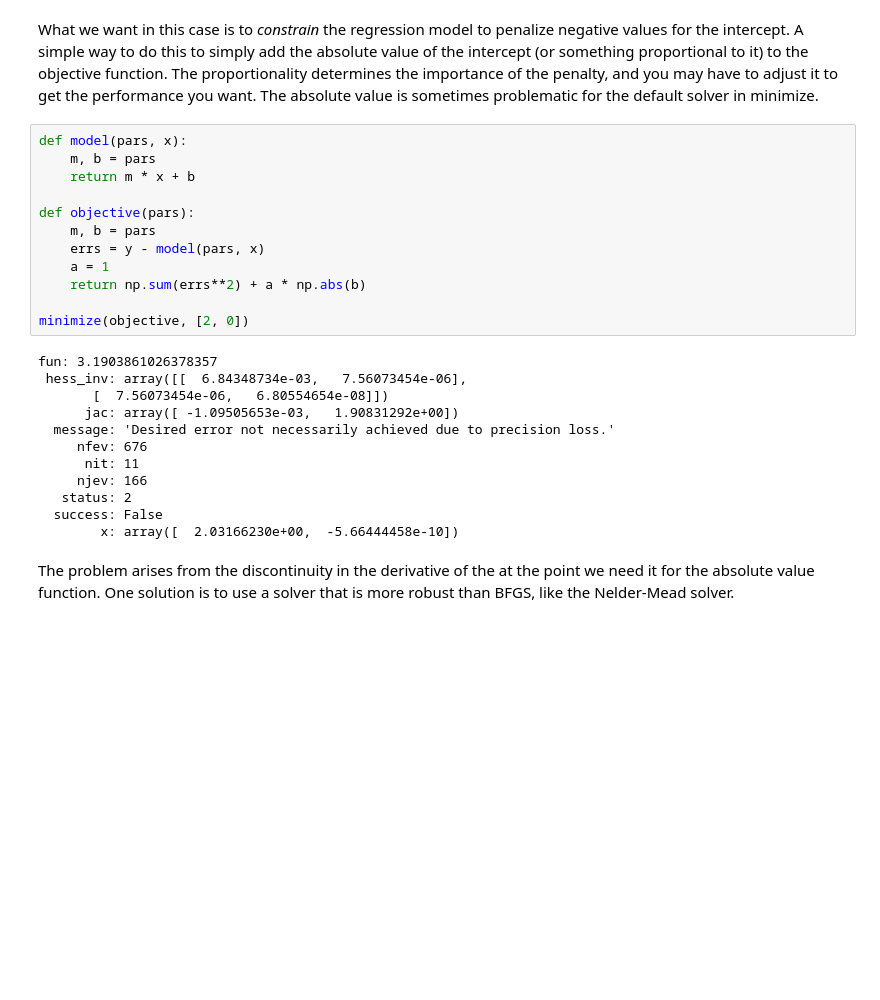
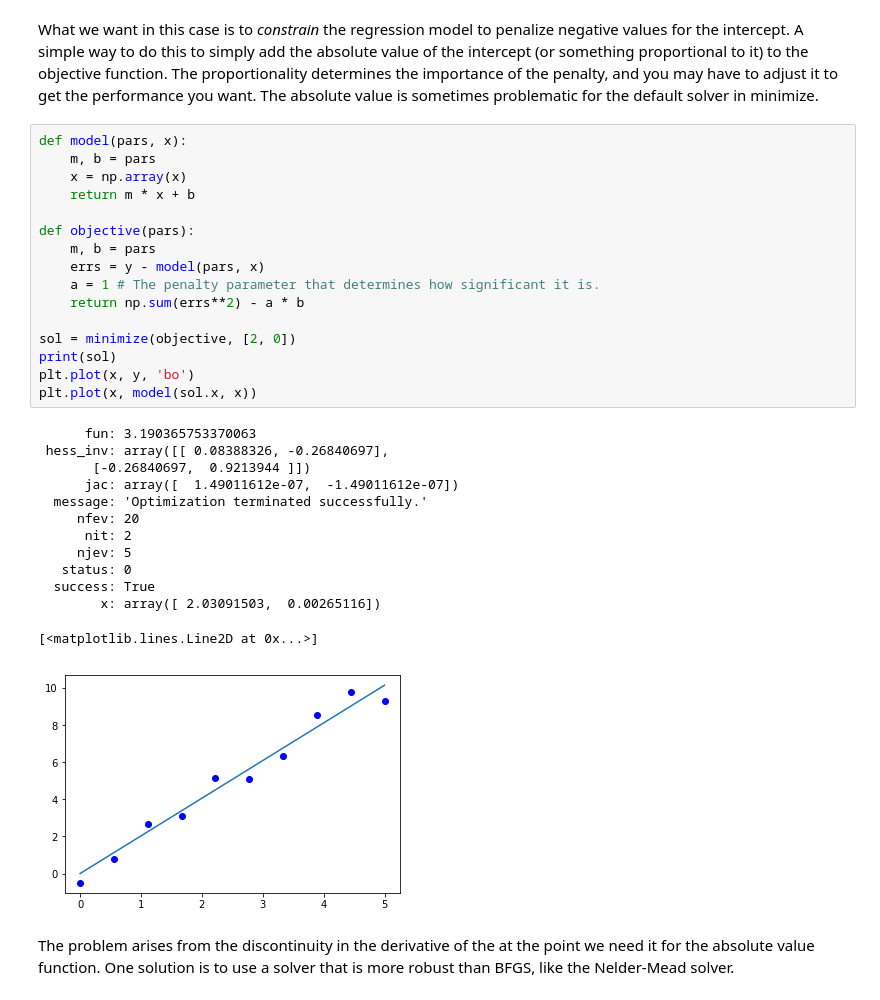
Before and after one commit to jkitchin/f18-06623, a Jupyter notebook: lectures/12-nonlinear-regression-2.ipynb, the cells around one changed output. Saved outputs shown, nothing was run; the diff lists cells and outputs as text; blank space fills up the shorter version.

```diff
--- a/lectures/12-nonlinear-regression-2.ipynb
+++ b/lectures/12-nonlinear-regression-2.ipynb
@@ -326,27 +366,33 @@ What we want in this case is to *constrain* the regression model to penalize neg
 # %%
 def model(pars, x):
     m, b = pars
+    x = np.array(x)
     return m * x + b
 
 def objective(pars):
     m, b = pars
     errs = y - model(pars, x)
-    a = 1
-    return np.sum(errs**2) + a * np.abs(b)
+    a = 1 # The penalty parameter that determines how significant it is.
+    return np.sum(errs**2) - a * b
 
-minimize(objective, [2, 0])
+sol = minimize(objective, [2, 0])
+print(sol)
+plt.plot(x, y, 'bo')
+plt.plot(x, model(sol.x, x))
 # %% [output]
-fun: 3.1903861026378357
- hess_inv: array([[  6.84348734e-03,   7.56073454e-06],
-       [  7.56073454e-06,   6.80554654e-08]])
-      jac: array([ -1.09505653e-03,   1.90831292e+00])
-  message: 'Desired error not necessarily achieved due to precision loss.'
-     nfev: 676
-      nit: 11
-     njev: 166
-   status: 2
-  success: False
-        x: array([  2.03166230e+00,  -5.66444458e-10])
+      fun: 3.190365753370063
+ hess_inv: array([[ 0.08388326, -0.26840697],
+       [-0.26840697,  0.9213944 ]])
+      jac: array([  1.49011612e-07,  -1.49011612e-07])
+  message: 'Optimization terminated successfully.'
+     nfev: 20
+      nit: 2
+     njev: 5
+   status: 0
+  success: True
+        x: array([ 2.03091503,  0.00265116])
+[<matplotlib.lines.Line2D at 0x...>]
+[figure, added]
 # %% [markdown]
 The problem arises from the discontinuity in the derivative of the at the point we need it for the absolute value function. One solution is to use a solver that is more robust than BFGS, like the Nelder-Mead solver.
 # %%
```
Also changed, not shown: parts of 14 cells of this notebook.
